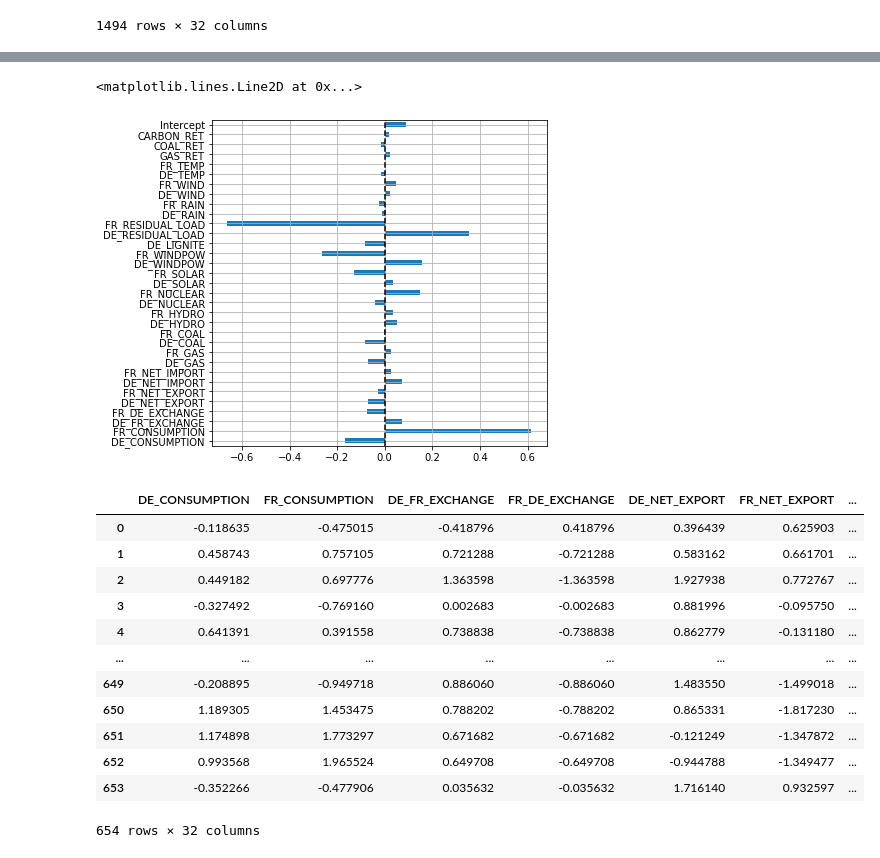
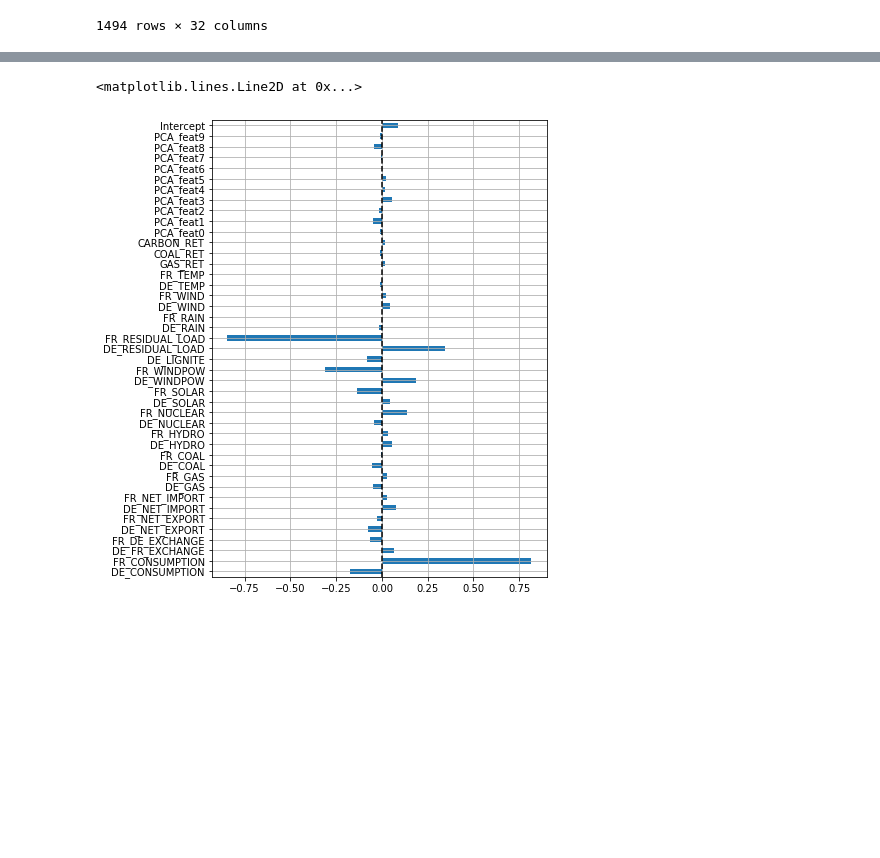
Before and after one commit to RJ-McReady/ENS-Data-Challenge-Electricity-Prices-Forecast, a Jupyter notebook: tutorial/FastSub.ipynb, the cells around one changed output, grey strips where cells are left out. Drawn from its saved outputs; the diff is of its cells as text; code cells hidden in the pictures; blank space fills up the shorter version.

```diff
--- a/tutorial/FastSub.ipynb
+++ b/tutorial/FastSub.ipynb
@@ -23,7 +23,8 @@ X = X_train
 y = y_train["TARGET"]
 
 F = X.drop("ID", axis=1)
-F = F.set_index(['DAY_ID', 'COUNTRY']).unstack(-1).fillna(method="ffill").fillna(0)
+F = F.set_index(['DAY_ID', 'COUNTRY']).unstack(-1)
+F = F.fillna(method="ffill").fillna(0)
 F = F.stack()
 F = F.reindex(X.set_index(['DAY_ID', 'COUNTRY']).index)
 F["ID"] = X.set_index(['DAY_ID', 'COUNTRY']).ID
@@ -45,3 +46,16 @@ F
 | 1492 | 0.197870 | -0.352282 | -0.705264 | 0.705264 | -0.056742 | 1.187155 | ... |
 | 1493 | -0.298052 | -0.751879 | 1.052315 | -1.052315 | 0.569400 | -1.377385 | ... |
 1494 rows × 32 columns
+# %%
+# PCA Features
+C = np.cov(F.T)
+U, S, V = np.linalg.svd(C)
+k_cut = 10
+plt.plot(S)
+plt.axvline(k_cut, color="black", linestyle ="--")
+P = V.T[:, :k_cut]
+F_added = F @ P
+F_added.columns = [f"PCA_feat{i}" for i in range(k_cut)]
+F_added = F_added*F_added
+F_added = (F_added - F_added.mean(axis=0)) / F_added.std(axis=0)
+F = pd.concat([F, F_added], axis=1)
@@ -48,20 +64,20 @@ F
 # %%
 import sklearn.linear_model
 lr = sklearn.linear_model.LinearRegression(fit_intercept = True)
 
 lr.fit(F, y)
 
 coeff = pd.Series(lr.coef_, index = F.columns, dtype = np.float64)
 coeff["Intercept"] = lr.intercept_
 
-fig, ax = plt.subplots(figsize= (6,6))
+fig, ax = plt.subplots(figsize= (6,0.2*len(F.columns)))
 ax1 = ax
 coeff.plot(kind = "barh", ax = ax1)
 ax1.grid()
 ax1.axvline(0, color = "black", linestyle = "--")
 # %% [output]
 <matplotlib.lines.Line2D at 0x...>
-[figure, old version]
+[figure, new version]
 # %%
 X = X_test
 
@@ -73,21 +89,11 @@ F["ID"] = X.set_index(['DAY_ID', 'COUNTRY']).ID
 F = F.reset_index()
 F = F.drop(['ID', 'DAY_ID', 'COUNTRY'], axis = 1)
 F = (F - F.mean(axis=0)) / F.std(axis=0)
-F
+
+F_added = F @ P
+F_added.columns = [f"PCA_feat{i}" for i in range(k_cut)]
+F_added = (F_added - F_added.mean(axis=0)) / F_added.std(axis=0)
+F = pd.concat([F, F_added], axis=1)
-# %% [output]
-|  | DE_CONSUMPTION | FR_CONSUMPTION | DE_FR_EXCHANGE | FR_DE_EXCHANGE | DE_NET_EXPORT | FR_NET_EXPORT | ... |
-| 0 | -0.118635 | -0.475015 | -0.418796 | 0.418796 | 0.396439 | 0.625903 | ... |
-| 1 | 0.458743 | 0.757105 | 0.721288 | -0.721288 | 0.583162 | 0.661701 | ... |
-| 2 | 0.449182 | 0.697776 | 1.363598 | -1.363598 | 1.927938 | 0.772767 | ... |
-| 3 | -0.327492 | -0.769160 | 0.002683 | -0.002683 | 0.881996 | -0.095750 | ... |
-| 4 | 0.641391 | 0.391558 | 0.738838 | -0.738838 | 0.862779 | -0.131180 | ... |
-| ... | ... | ... | ... | ... | ... | ... | ... |
-| 649 | -0.208895 | -0.949718 | 0.886060 | -0.886060 | 1.483550 | -1.499018 | ... |
-| 650 | 1.189305 | 1.453475 | 0.788202 | -0.788202 | 0.865331 | -1.817230 | ... |
-| 651 | 1.174898 | 1.773297 | 0.671682 | -0.671682 | -0.121249 | -1.347872 | ... |
-| 652 | 0.993568 | 1.965524 | 0.649708 | -0.649708 | -0.944788 | -1.349477 | ... |
-| 653 | -0.352266 | -0.477906 | 0.035632 | -0.035632 | 1.716140 | 0.932597 | ... |
-654 rows × 32 columns
 # %%
 y_test = X[["ID"]]
 y_test["TARGET"] = lr.predict(F)
```
Also changed, not shown: parts of 3 cells of this notebook, 13 other files.
